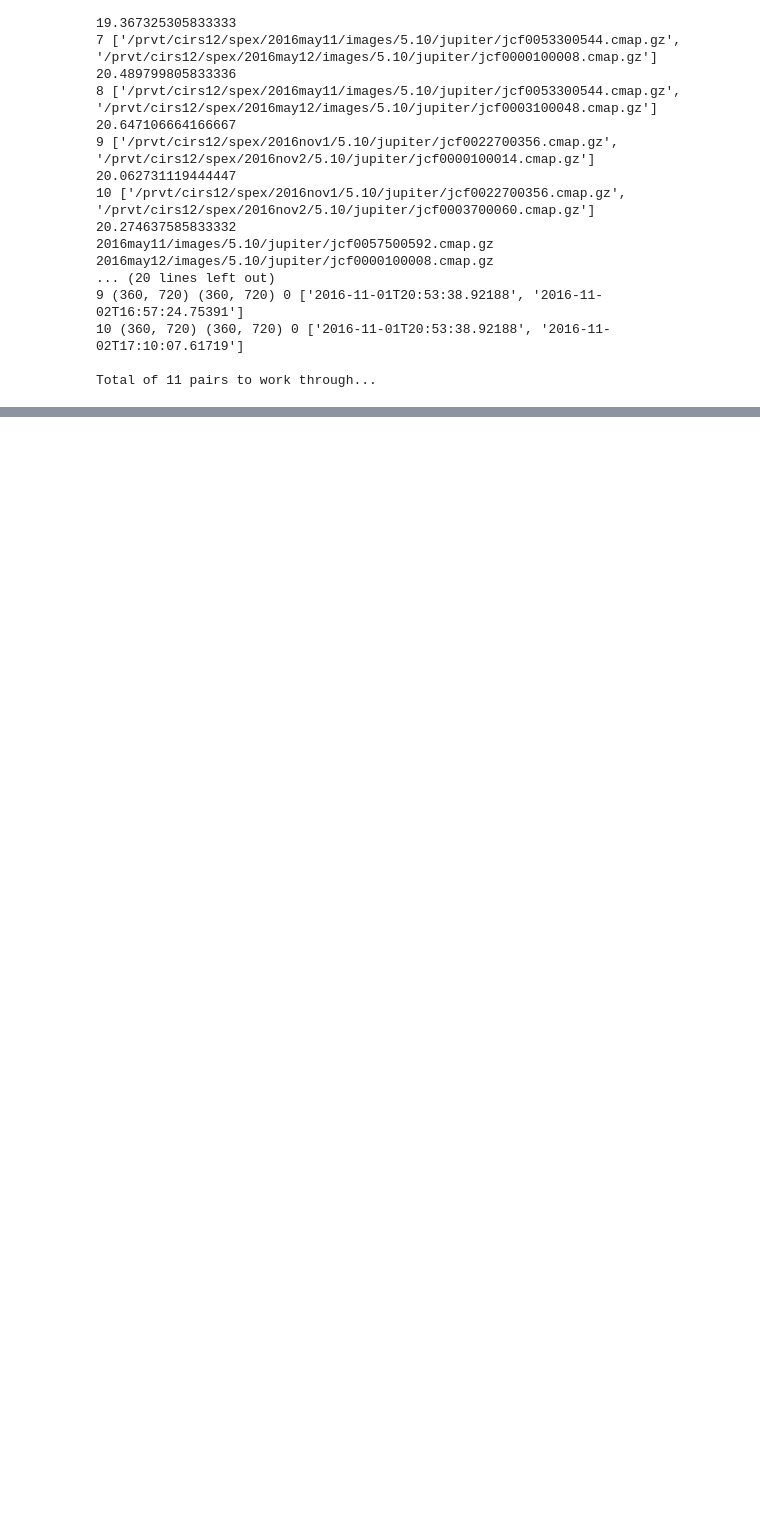
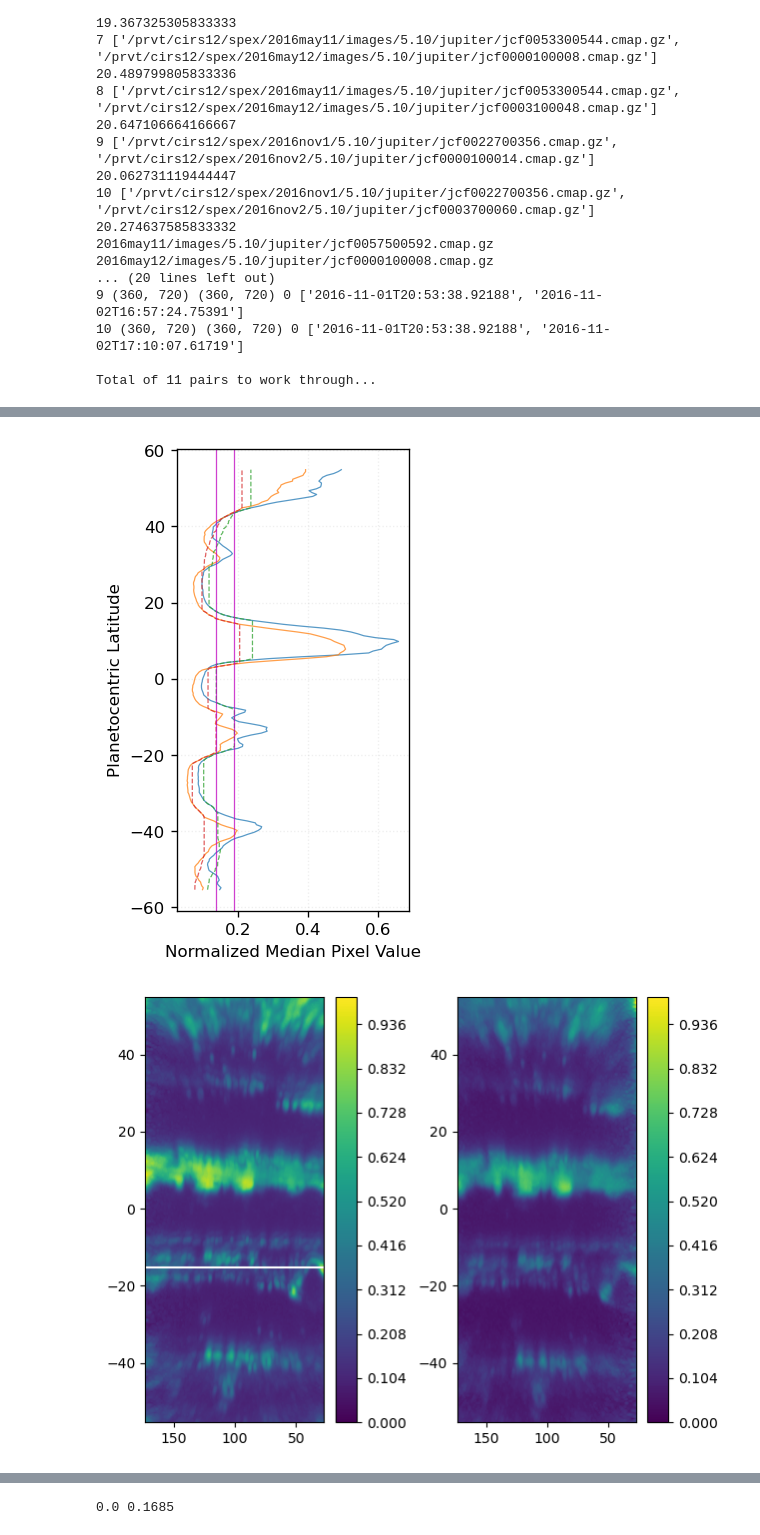
Before and after one commit to alihyder727/windfieldproject, a Jupyter notebook: StaggerWindow.ipynb, the cells around one changed output, grey strips where cells are left out. Drawn from its saved outputs; the diff is of its cells as text; code cells hidden in the pictures; blank space fills up the shorter version.

```diff
--- a/StaggerWindow.ipynb
+++ b/StaggerWindow.ipynb
@@ -411,0 +442,67 @@ plt.show()
+# %%
+norm_heatmap_1 = (heatmap1[lat_delta_indices[0]:lat_delta_indices[1], :] - np.nanmin(heatmap1[lat_delta_indices[0]:lat_delta_indices[1], :])) / (np.nanmax(heatmap1[lat_delta_indices[0]:lat_delta_indices[1], :]) - np.nanmin(heatmap1[lat_delta_indices[0]:lat_delta_indices[1], :]))
+norm_heatmap_2 = (heatmap2[lat_delta_indices[0]:lat_delta_indices[1], :] - np.nanmin(heatmap2[lat_delta_indices[0]:lat_delta_indices[1], :])) / (np.nanmax(heatmap2[lat_delta_indices[0]:lat_delta_indices[1], :]) - np.nanmin(heatmap2[lat_delta_indices[0]:lat_delta_indices[1], :]))
+
+# individual median profile comparison:
+median_profile_1 = np.nanmedian(norm_heatmap_1, axis=1)
+median_profile_2 = np.nanmedian(norm_heatmap_2, axis=1)
+ks = 41
+despiked_prof_1 = sp.signal.medfilt(median_profile_1, ks)
+despiked_prof_2 = sp.signal.medfilt(median_profile_2, ks)
+# norm_median_profile_1 = median_profile_1 / np.nanmax(median_profile_1)
+# norm_median_profile_2 = median_profile_2 / np.nanmax(median_profile_2)
+max_of_above = np.maximum(median_profile_1, median_profile_2)
+
+
+# joint median profile comparison:
+# median_profile_1 = np.nanmedian(heatmap1[lat_delta_indices[0]:lat_delta_indices[1], :], axis=1)
+# median_profile_2 = np.nanmedian(heatmap2[lat_delta_indices[0]:lat_delta_indices[1], :], axis=1)
+# norm_median_profile_1 = median_profile_1 / np.nanmax(median_profile_1)
+# norm_median_profile_2 = median_profile_2 / np.nanmax(median_profile_2)
+# max_of_above = np.maximum(norm_median_profile_1, norm_median_profile_2)
+
+
+test_lat_ind = 80
+%matplotlib inline
+plt.figure(figsize=(2.5, 5), dpi=120)
+plt.plot(median_profile_1, lat_array_use[lat_delta_indices[0]:lat_delta_indices[1]], lw=0.75, alpha=0.75)
+plt.plot(median_profile_2, lat_array_use[lat_delta_indices[0]:lat_delta_indices[1]], lw=0.75, alpha=0.75)
+plt.plot(despiked_prof_1, lat_array_use[lat_delta_indices[0]:lat_delta_indices[1]], ls='dashed', lw=0.75, alpha=0.75)
+plt.plot(despiked_prof_2, lat_array_use[lat_delta_indices[0]:lat_delta_indices[1]], ls='dashed', lw=0.75, alpha=0.75)
+# plt.plot(max_of_above, lat_array_use[lat_delta_indices[0]:lat_delta_indices[1]], lw=0.75, c='k', alpha=0.75)
+plt.axvline(despiked_prof_1[test_lat_ind], lw=0.75, c='m', alpha=0.75)
+plt.axvline(despiked_prof_2[test_lat_ind], lw=0.75, c='m', alpha=0.75)
+plt.grid(True, 'both', ls=':', alpha=0.2)
+plt.xlabel('Normalized Median Pixel Value'), plt.ylabel('Planetocentric Latitude')
+
+plt.figure()
+plt.subplot(121)
+plt.contourf(long_array_use[margin_applied_in_func_shifted.astype(bool)], lat_array_use[lat_delta_indices[0]:lat_delta_indices[1]], norm_heatmap_1, 256)
+plt.axhline(lat_array_use[lat_delta_indices[0]:lat_delta_indices[1]][test_lat_ind], color='w')
+plt.gca().invert_xaxis()
+plt.colorbar()
+plt.subplot(122)
+plt.contourf(long_array_use[margin_applied_in_func_shifted.astype(bool)], lat_array_use[lat_delta_indices[0]:lat_delta_indices[1]], norm_heatmap_2, 256)#, np.linspace(0.3, 0.4, 8))
+plt.gca().invert_xaxis()
+plt.colorbar()
+plt.tight_layout()
+
+
+plt.figure(figsize=(6, 3))
+plt.subplot(121)
+plt.plot(long_array_use[margin_applied_in_func_shifted.astype(bool)], norm_heatmap_1[test_lat_ind, :])
+plt.axhline(despiked_prof_1[test_lat_ind], color='m')
+plt.gca().invert_xaxis()
+plt.title('Median: '+ str(despiked_prof_1[test_lat_ind]))
+plt.subplot(122)
+plt.plot(long_array_use[margin_applied_in_func_shifted.astype(bool)], norm_heatmap_2[test_lat_ind, :])
+plt.axhline(despiked_prof_2[test_lat_ind], color='m')
+plt.gca().invert_xaxis()
+plt.title('Median: '+ str(despiked_prof_2[test_lat_ind]))
+plt.tight_layout()
+plt.show()
+
+print(np.min(norm_heatmap_2), np.mean(norm_heatmap_2))
+# %% [output]
+[figure, added]
+[figure, added]
@@ -412,3 +510,4 @@ plt.show()
+0.0 0.1685
 # %%
 sliding_window_len_in_pixels = int(np.ceil(window_length / (abs(long_array_use[150] - long_array_use[149]))))
 
```
Also changed, not shown: parts of 24 cells of this notebook, 6 other files.
